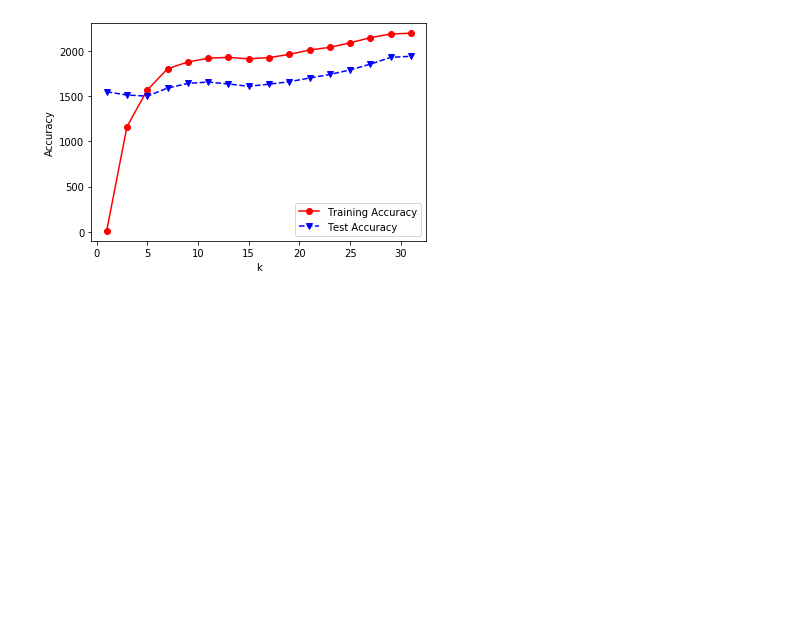
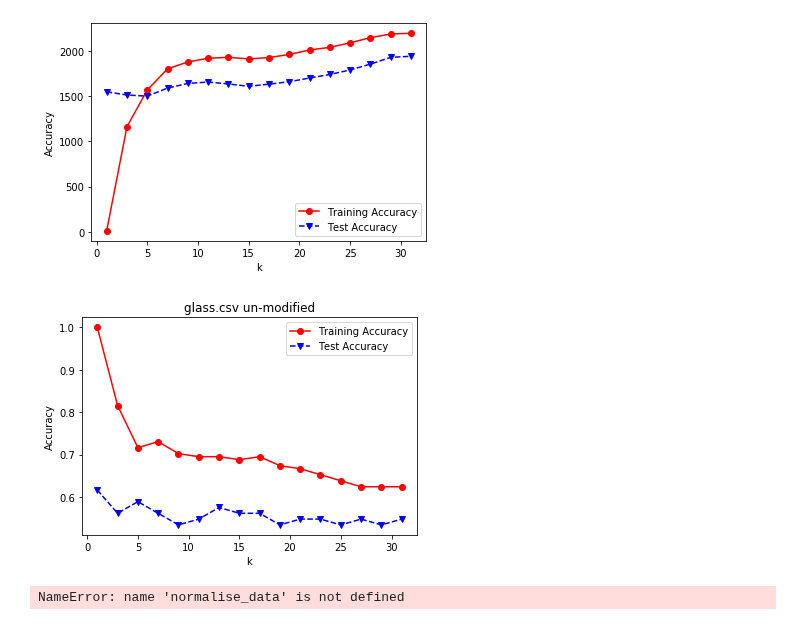
Before and after one commit to S010MON/machine_learning, a Jupyter notebook: Lab-02.ipynb, the cells around one changed output. Cells and saved outputs as stored; diff of their text form; code cells hidden in the pictures; blank space fills up the shorter version.

```diff
--- a/Lab-02.ipynb
+++ b/Lab-02.ipynb
@@ -40,7 +40,7 @@ class kNN():
     def fit(self, X_train, Y_train):
 
         if self.normalise:
-            self.X_train = normalise(X_train)
+            self.X_train = normalise_data(X_train)
         else:
             self.X_train = X_train
         self.Y_train = Y_train
@@ -49,7 +49,7 @@ class kNN():
     def get_discrete_classification(self, X_test):
 
         if self.normalise:
-            X_test = normalise(X_test)
+            X_test = normalise_data(X_test)
 
         Y_pred_test = []
 
@@ -114,7 +114,7 @@ class kNN():
     #########
     # PART B
     #########
-    def normalise(X) -> pd.DataFrame:
+    def normalise_data(X) -> pd.DataFrame:
         '''
         NB:  this has been put INSIDE the class becuase that is what is
         specified in the lab spec. I believe his would probably provide
@@ -123,6 +123,7 @@ class kNN():
         '''
         scaler = StandardScaler()
         X_scaled = scaler.fit_transform(X)
+        return pd.DataFrame(X_scaled)
 
 
     #########
@@ -183,6 +184,7 @@ class kNN():
 
         return row
 
+
     #########
     # PART D
     #########
@@ -444,3 +446,11 @@ def regression(csv_file_name):
 regression('autoprice.csv')
 # %% [output]
 [figure]
+# %%
+k_experiment('glass.csv', normalise=False)
+# %% [output]
+[figure, added]
+# %%
+k_experiment('glass.csv', normalise=True)
+# %% [output]
+NameError: name 'normalise_data' is not defined
```
Also changed, not shown: parts of 1 cell of this notebook.
